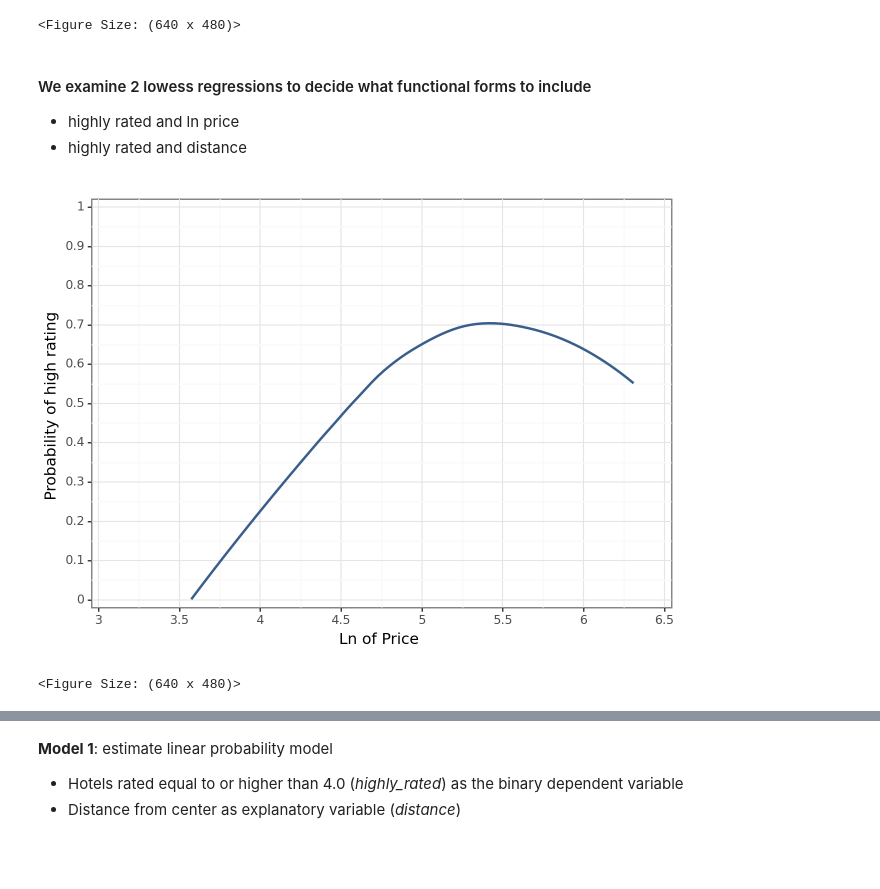
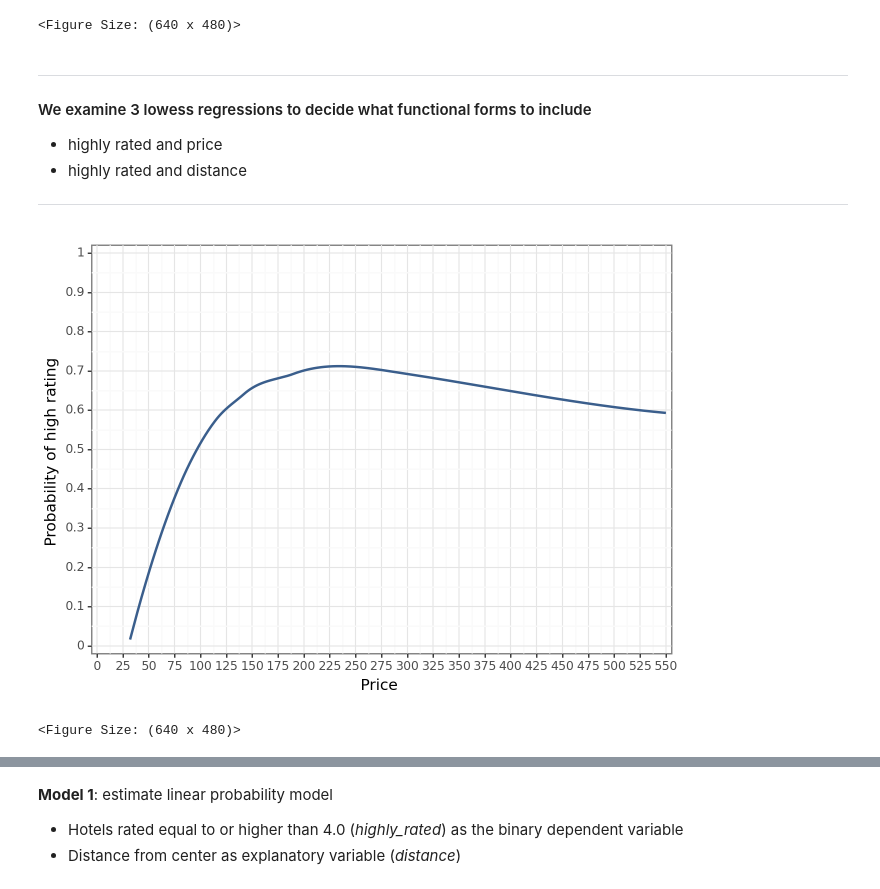
Before and after one commit to mateschieszler/DA2_2023, a Jupyter notebook: work-files/assignment2/Assignment-2_code_work.ipynb, the cells around one changed output, grey strips where cells are left out. Cells and saved outputs as stored; diff of their text form; code cells hidden in the pictures; blank space fills up the shorter version.

```diff
--- a/work-files/assignment2/Assignment-2_code_work.ipynb
+++ b/work-files/assignment2/Assignment-2_code_work.ipynb
@@ -198,3 +210,0 @@ fig2
-# %%
-# create log price
-filtered_milan["lnp"] = np.log(filtered_milan["price"])
@@ -317,23 +308,26 @@ filtered_milan['stars'].value_counts().reset_index().sort_values(by='index')
 # %% [markdown]
-#### We examine 2 lowess regressions to decide what functional forms to include
-- highly rated and ln price
+---
+#### We examine 3 lowess regressions to decide what functional forms to include
+
+- highly rated and price
 - highly rated and distance
+---
 # %%
 g2a = (
     ggplot(data=filtered_milan)
     + geom_smooth(
-        aes(x="lnp", y="highly_rated"), method="loess", se=False, color=color[0]
+        aes(x="price", y="highly_rated"), method="loess", se=False, color=color[0]
     )
     + labs(
-       x="Ln of Price ", y="Probability of high rating "
+       x="Price ", y="Probability of high rating "
     )
     # + coord_cartesian(xlim = [0, 1], ylim=[0,1])
-    + scale_x_continuous(expand=[0.01, 0.01], limits=[3, 6.5], breaks=seq(3, 6.5, 0.5))
+    + scale_x_continuous(expand=[0.01, 0.01], limits=[0,550], breaks=seq(0, 550, 25))
     + scale_y_continuous(expand=[0.01, 0.01], limits=[0, 1], breaks=seq(0, 1, 0.1))
     + theme_bw()
 )
 g2a
 # %% [output]
-[figure, old version]
+[figure, new version]
 <Figure Size: (640 x 480)>
 # %%
```
Also changed, not shown: parts of 59 cells of this notebook.
